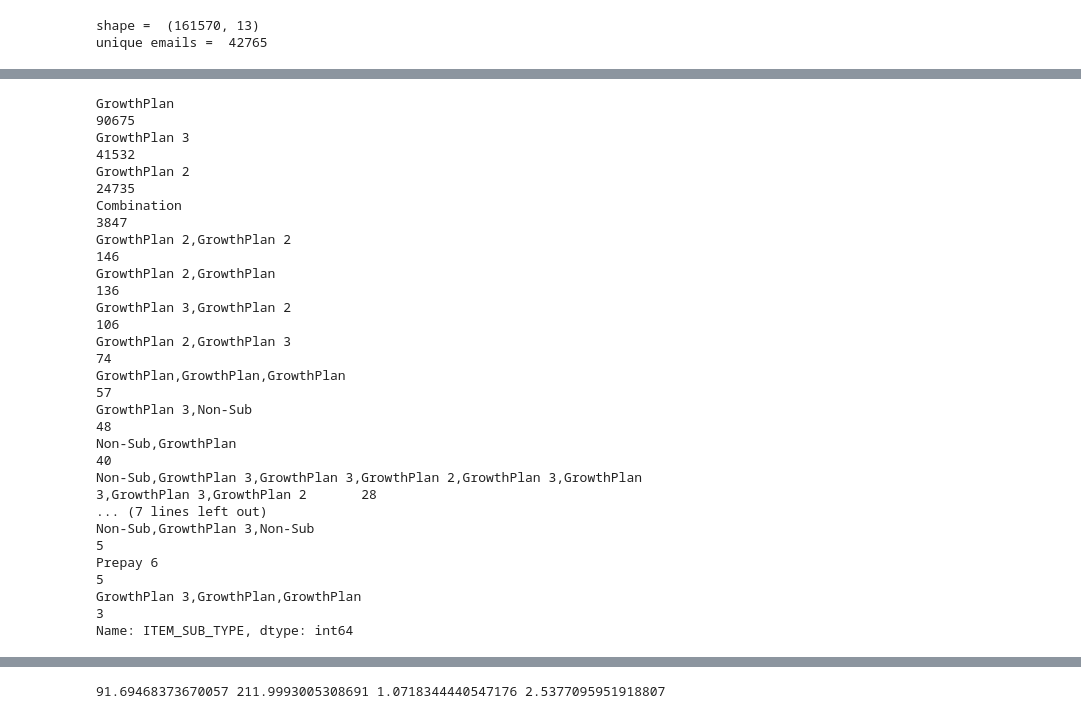
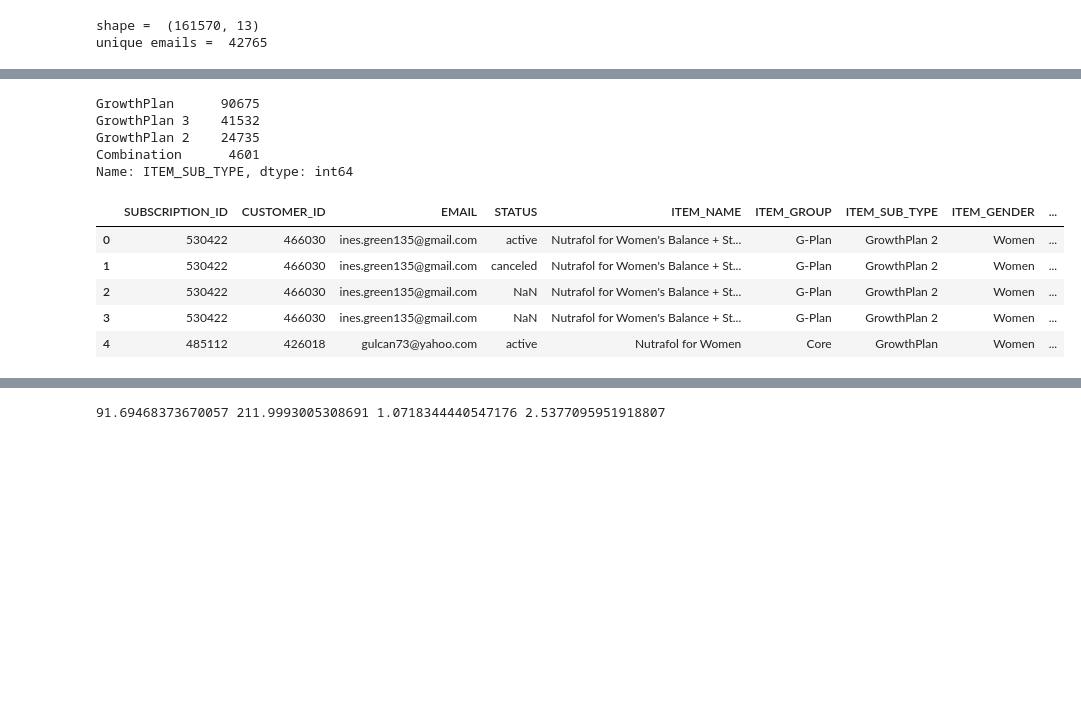
Before and after one commit to meaganlazer/Parking_Tickets_Timeseries, a Jupyter notebook: OrderData.ipynb, the cells around one changed output, grey strips where cells are left out. Drawn from its saved outputs; the diff is of its cells as text; code cells hidden in the pictures; blank space fills up the shorter version.

```diff
--- a/OrderData.ipynb
+++ b/OrderData.ipynb
@@ -268,31 +247,48 @@ gold.loc[gold['ITEM_GENDER'] =='Men,Men', 'ITEM_GENDER']= 'Men'
-# %%
-# clean up data
-gold.loc[gold['ITEM_SUB_TYPE'] =='GrowthPlan,GrowthPlan 2', 'ITEM_SUB_TYPE']= 'Combination'
-gold.loc[gold['ITEM_SUB_TYPE'] =='Non-Sub,GrowthPlan 3', 'ITEM_SUB_TYPE']= 'Combination'
-gold.loc[gold['ITEM_SUB_TYPE'] =='GrowthPlan,Non-Sub', 'ITEM_SUB_TYPE']= 'Combination'
-gold.loc[gold['ITEM_SUB_TYPE'] =='GrowthPlan 3,GrowthPlan', 'ITEM_SUB_TYPE']= 'Combination'
-gold.loc[gold['ITEM_SUB_TYPE'] =='GrowthPlan,GrowthPlan', 'ITEM_SUB_TYPE']= 'Combination'
-gold.loc[gold['ITEM_SUB_TYPE'] =='GrowthPlan 3,GrowthPlan 3', 'ITEM_SUB_TYPE']= 'Combination'
-gold.loc[gold['ITEM_SUB_TYPE'] =='GrowthPlan,GrowthPlan 3', 'ITEM_SUB_TYPE']= 'Combination'
-
-gold['ITEM_SUB_TYPE'].value_counts()
-# %% [output]
-GrowthPlan                                                                                            90675
-GrowthPlan 3                                                                                          41532
-GrowthPlan 2                                                                                          24735
-Combination                                                                                            3847
-GrowthPlan 2,GrowthPlan 2                                                                               146
-GrowthPlan 2,GrowthPlan                                                                                 136
-GrowthPlan 3,GrowthPlan 2                                                                               106
-GrowthPlan 2,GrowthPlan 3                                                                                74
-GrowthPlan,GrowthPlan,GrowthPlan                                                                         57
-GrowthPlan 3,Non-Sub                                                                                     48
-Non-Sub,GrowthPlan                                                                                       40
-Non-Sub,GrowthPlan 3,GrowthPlan 3,GrowthPlan 2,GrowthPlan 3,GrowthPlan 3,GrowthPlan 3,GrowthPlan 2       28
-... (7 lines left out)
-Non-Sub,GrowthPlan 3,Non-Sub                                                                              5
-Prepay 6                                                                                                  5
-GrowthPlan 3,GrowthPlan,GrowthPlan                                                                        3
-Name: ITEM_SUB_TYPE, dtype: int64
+# %%
+# clean up item sub
+gold.loc[gold['ITEM_SUB_TYPE'] =='GrowthPlan,GrowthPlan 2', 'ITEM_SUB_TYPE']= 'Combination'
+gold.loc[gold['ITEM_SUB_TYPE'] =='Non-Sub,GrowthPlan 3', 'ITEM_SUB_TYPE']= 'Combination'
+gold.loc[gold['ITEM_SUB_TYPE'] =='GrowthPlan,Non-Sub', 'ITEM_SUB_TYPE']= 'Combination'
+gold.loc[gold['ITEM_SUB_TYPE'] =='GrowthPlan 3,GrowthPlan', 'ITEM_SUB_TYPE']= 'Combination'
+gold.loc[gold['ITEM_SUB_TYPE'] =='GrowthPlan,GrowthPlan', 'ITEM_SUB_TYPE']= 'Combination'
+gold.loc[gold['ITEM_SUB_TYPE'] =='GrowthPlan 3,GrowthPlan 3', 'ITEM_SUB_TYPE']= 'Combination'
+gold.loc[gold['ITEM_SUB_TYPE'] =='GrowthPlan,GrowthPlan 3', 'ITEM_SUB_TYPE']= 'Combination'
+gold.loc[gold['ITEM_SUB_TYPE'] =='GrowthPlan,GrowthPlan,GrowthPlan 3,GrowthPlan 3', 'ITEM_SUB_TYPE']= 'Combination'
+gold.loc[gold['ITEM_SUB_TYPE'] =='GrowthPlan 3,GrowthPlan 2,GrowthPlan 3,GrowthPlan 3']= 'Combination'
+gold.loc[gold['ITEM_SUB_TYPE'] =='Non-Sub,GrowthPlan 3,Non-Sub', 'ITEM_SUB_TYPE']= 'Combination'
+gold.loc[gold['ITEM_SUB_TYPE'] =='GrowthPlan 3,Non-Sub', 'ITEM_SUB_TYPE']= 'Combination'
+gold.loc[gold['ITEM_SUB_TYPE'] =='Prepay 6', 'ITEM_SUB_TYPE']= 'Combination'
+gold.loc[gold['ITEM_SUB_TYPE'] =='GrowthPlan 3,GrowthPlan', 'ITEM_SUB_TYPE']= 'Combination'
+gold.loc[gold['ITEM_SUB_TYPE'] =='GrowthPlan 3,GrowthPlan,GrowthPlan', 'ITEM_SUB_TYPE']= 'Combination'
+gold.loc[gold['ITEM_SUB_TYPE'] =='Non-Sub,GrowthPlan 3,GrowthPlan 3,GrowthPlan 2,GrowthPlan 3,GrowthPlan 3,GrowthPlan 3,GrowthPlan 2', 'ITEM_SUB_TYPE']= 'Combination'
+gold.loc[gold['ITEM_SUB_TYPE'] =='GrowthPlan 3,GrowthPlan 3,GrowthPlan 2,GrowthPlan 3', 'ITEM_SUB_TYPE']= 'Combination'
+gold.loc[gold['ITEM_SUB_TYPE'] =='GrowthPlan 2,GrowthPlan 2', 'ITEM_SUB_TYPE']= 'Combination'
+gold.loc[gold['ITEM_SUB_TYPE'] =='GrowthPlan 2,GrowthPlan ', 'ITEM_SUB_TYPE']= 'Combination'
+gold.loc[gold['ITEM_SUB_TYPE'] =='GrowthPlan 3,GrowthPlan 2', 'ITEM_SUB_TYPE']= 'Combination'
+gold.loc[gold['ITEM_SUB_TYPE'] =='GrowthPlan 2,GrowthPlan 3']= 'Combination'
+gold.loc[gold['ITEM_SUB_TYPE'] =='GrowthPlan,GrowthPlan,GrowthPlan', 'ITEM_SUB_TYPE']= 'Combination'
+gold.loc[gold['ITEM_SUB_TYPE'] =='GrowthPlan 2,Non-Sub', 'ITEM_SUB_TYPE']= 'Combination'
+gold.loc[gold['ITEM_SUB_TYPE'] =='Non-Sub,GrowthPlan']= 'Combination'
+gold.loc[gold['ITEM_SUB_TYPE'] =='GrowthPlan 2,GrowthPlan,GrowthPlan 3', 'ITEM_SUB_TYPE']= 'Combination'
+gold.loc[gold['ITEM_SUB_TYPE'] =='GrowthPlan 3,GrowthPlan 3,Non-Sub']= 'Combination'
+gold.loc[gold['ITEM_SUB_TYPE'] =='Non-Sub,GrowthPlan 2']= 'Combination'
+gold.loc[gold['ITEM_SUB_TYPE'] =='GrowthPlan 2,GrowthPlan']= 'Combination'
+
+gold['ITEM_SUB_TYPE'].value_counts()
+# %% [output]
+GrowthPlan      90675
+GrowthPlan 3    41532
+GrowthPlan 2    24735
+Combination      4601
+Name: ITEM_SUB_TYPE, dtype: int64
+# %%
+gold.head()
+# %% [output]
+|  | SUBSCRIPTION_ID | CUSTOMER_ID | EMAIL | STATUS | ITEM_NAME | ITEM_GROUP | ITEM_SUB_TYPE | ITEM_GENDER | ... |
+| 0 | 530422 | 466030 | ines.green135@gmail.com | active | Nutrafol for Women's Balance + St... | G-Plan | GrowthPlan 2 | Women | ... |
+| 1 | 530422 | 466030 | ines.green135@gmail.com | canceled | Nutrafol for Women's Balance + St... | G-Plan | GrowthPlan 2 | Women | ... |
+| 2 | 530422 | 466030 | ines.green135@gmail.com | NaN | Nutrafol for Women's Balance + St... | G-Plan | GrowthPlan 2 | Women | ... |
+| 3 | 530422 | 466030 | ines.green135@gmail.com | NaN | Nutrafol for Women's Balance + St... | G-Plan | GrowthPlan 2 | Women | ... |
+| 4 | 485112 | 426018 | gulcan73@yahoo.com | active | Nutrafol for Women | Core | GrowthPlan | Women | ... |
 # %%
 # AGG
```
Also changed, not shown: parts of 10 cells of this notebook.
